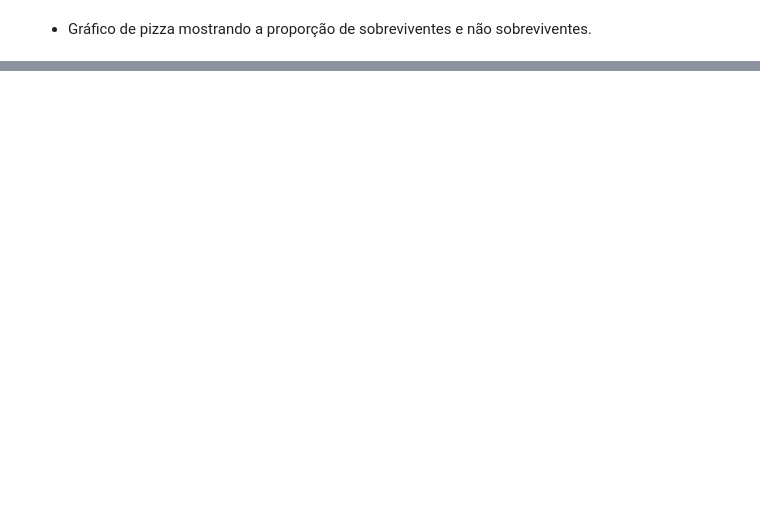
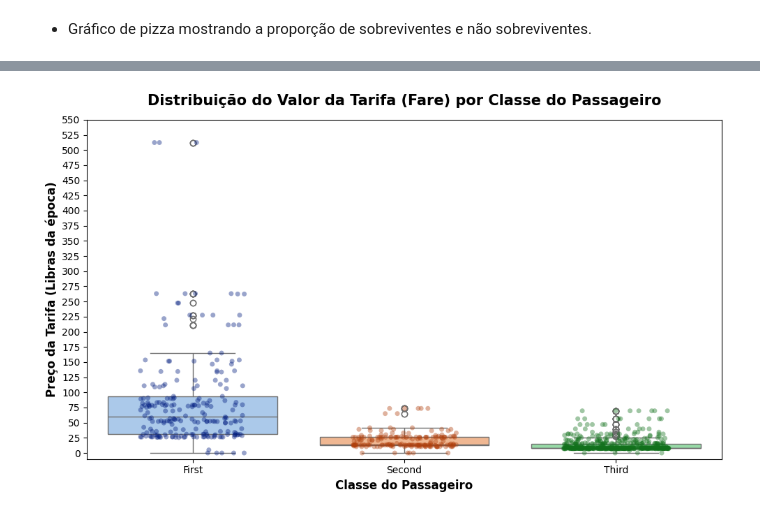
Before and after one commit to jessicalewinter/deep-learning-specialization, a Jupyter notebook: course-notebooks/statistics/T3_PosDL_Titanic.ipynb, the cells around one changed output, grey strips where cells are left out. Drawn from its saved outputs; the diff is of its cells as text; code cells hidden in the pictures; blank space fills up the shorter version.

```diff
--- a/course-notebooks/statistics/T3_PosDL_Titanic.ipynb
+++ b/course-notebooks/statistics/T3_PosDL_Titanic.ipynb
@@ -1036,0 +901,35 @@ Isso indica que a taxa de mortalidade foi alta. Menos de 4 em cada 10 pessoas co
+# %%
+plt.figure(figsize=(10, 6))
+
+sns.boxplot(
+    data=titanic,
+    x='class',
+    y='fare',
+    palette='pastel',
+    hue='class',
+    legend=False
+)
+
+sns.stripplot(
+    data=titanic,
+    x='class',
+    y='fare',
+    hue='class',
+    palette='dark',
+    alpha=0.4,                 # Transparency helps see dense overlapping clusters
+    jitter=0.25,               # Spreads points out horizontally so they don't pile up
+    legend=False
+)
+
+plt.ylim(-10, 550)
+plt.yticks(np.arange(0, 551, 25))
+
+
+plt.title('Distribuição do Valor da Tarifa (Fare) por Classe do Passageiro', fontsize=15, fontweight='bold', pad=15)
+plt.xlabel('Classe do Passageiro', fontsize=12, fontweight='bold')
+plt.ylabel('Preço da Tarifa (Libras da época)', fontsize=12, fontweight='bold')
+
+plt.tight_layout()
+plt.show()
+# %% [output]
+[figure, added]
```
Also changed, not shown: parts of 47 cells of this notebook.
